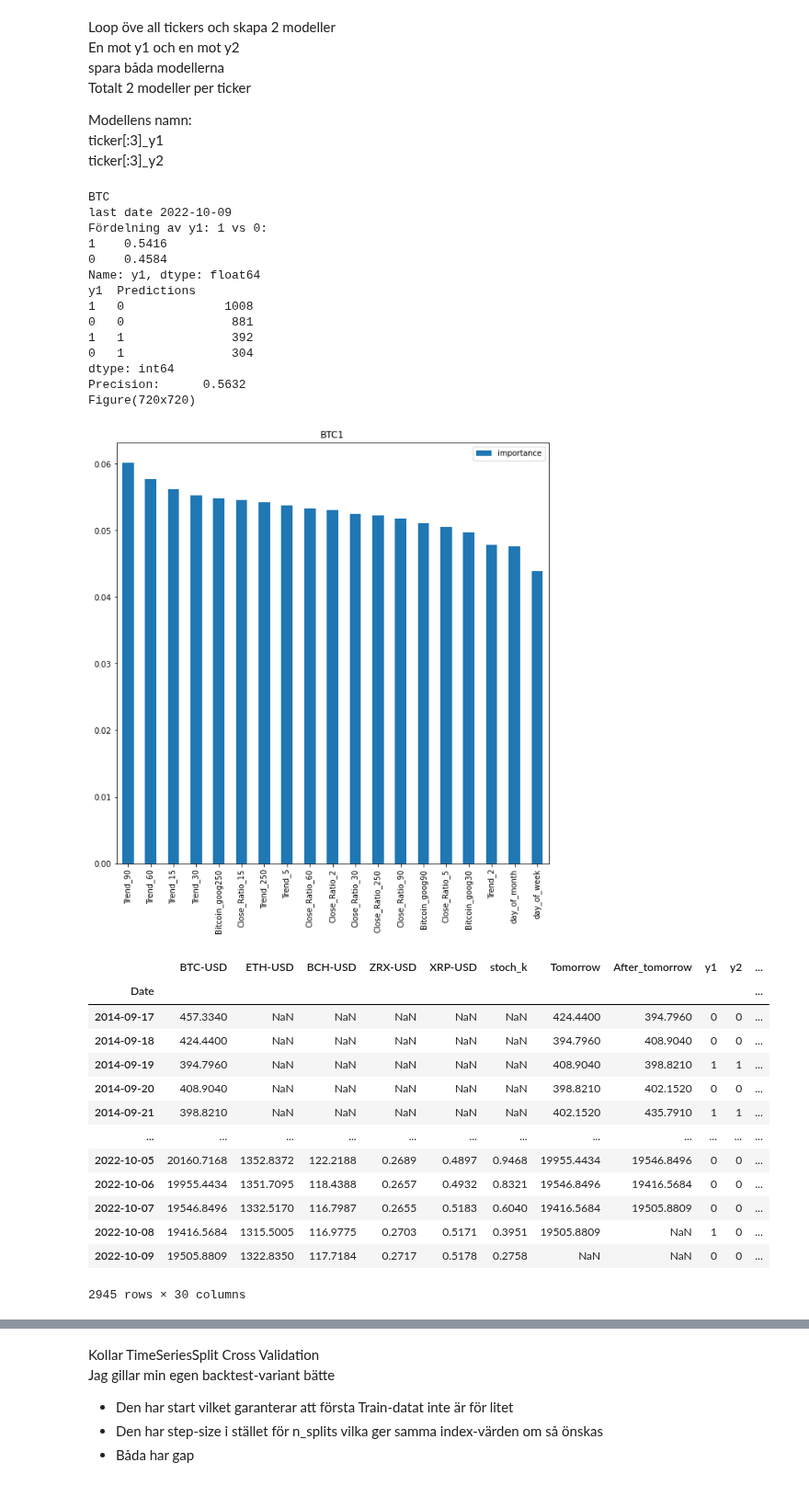
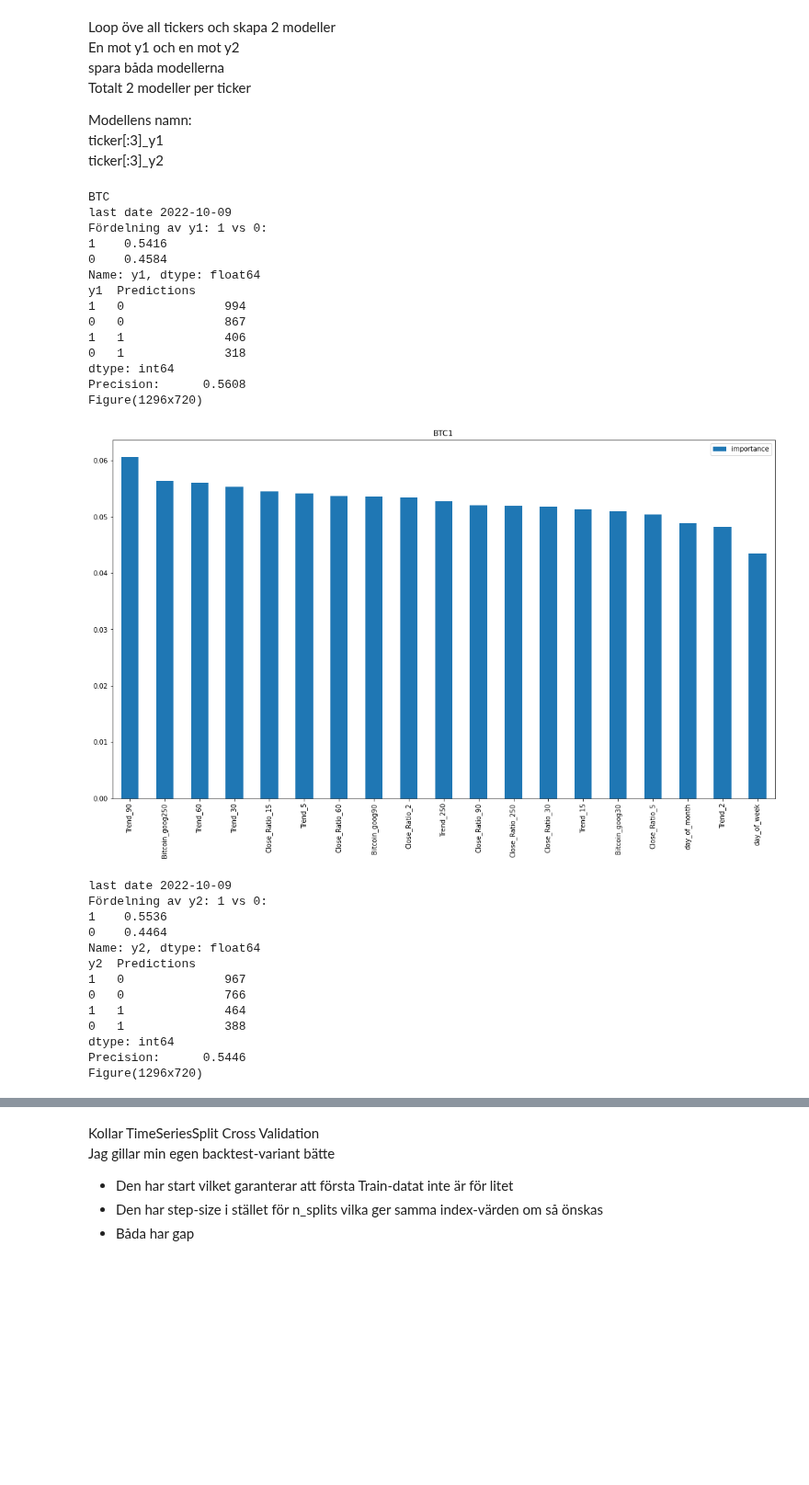
Before and after one commit to carokanns/the_new_Krypto, a Jupyter notebook: new_skapa_modeller.ipynb, the cells around one changed output, grey strips where cells are left out. Shown at 92% size. Cells and saved outputs as stored; diff of their text form; code cells hidden in the pictures; blank space fills up the shorter version.

Commit message:
prepare for new features. Updated models

```diff
--- a/new_skapa_modeller.ipynb
+++ b/new_skapa_modeller.ipynb
@@ -373,32 +408,32 @@ def generate_all_models(df_org, tickers, horizons=[2,5,30,60,250], remove=[]):
 # %%
-precision_list, new_predictors = generate_all_models(df_org, tickers, horizons=[2,5,15,30,60,90,250], remove=['month','stoch_k'])
+horizons=[2,5,15,30,60,90,250]
+precision_list, predictors = generate_all_models(df_org, tickers, horizons=horizons, save=True, remove=['month','stoch_k'])
 # %% [output]
 BTC
 last date 2022-10-09
 Fördelning av y1: 1 vs 0:
 1    0.5416
 0    0.4584
 Name: y1, dtype: float64
 y1  Predictions
-1   0              1008
-0   0               881
-1   1               392
-0   1               304
+1   0              994
+0   0              867
+1   1              406
+0   1              318
 dtype: int64
-Precision:      0.5632
-Figure(720x720)
+Precision:      0.5608
+Figure(1296x720)
-[figure, old version]
+[figure, new version]
-|  | BTC-USD | ETH-USD | BCH-USD | ZRX-USD | XRP-USD | stoch_k | Tomorrow | After_tomorrow | y1 | y2 | ... |
-| Date |  |  |  |  |  |  |  |  |  |  | ... |
-| 2014-09-17 | 457.3340 | NaN | NaN | NaN | NaN | NaN | 424.4400 | 394.7960 | 0 | 0 | ... |
-| 2014-09-18 | 424.4400 | NaN | NaN | NaN | NaN | NaN | 394.7960 | 408.9040 | 0 | 0 | ... |
-| 2014-09-19 | 394.7960 | NaN | NaN | NaN | NaN | NaN | 408.9040 | 398.8210 | 1 | 1 | ... |
-| 2014-09-20 | 408.9040 | NaN | NaN | NaN | NaN | NaN | 398.8210 | 402.1520 | 0 | 0 | ... |
-| 2014-09-21 | 398.8210 | NaN | NaN | NaN | NaN | NaN | 402.1520 | 435.7910 | 1 | 1 | ... |
-| ... | ... | ... | ... | ... | ... | ... | ... | ... | ... | ... | ... |
-| 2022-10-05 | 20160.7168 | 1352.8372 | 122.2188 | 0.2689 | 0.4897 | 0.9468 | 19955.4434 | 19546.8496 | 0 | 0 | ... |
-| 2022-10-06 | 19955.4434 | 1351.7095 | 118.4388 | 0.2657 | 0.4932 | 0.8321 | 19546.8496 | 19416.5684 | 0 | 0 | ... |
-| 2022-10-07 | 19546.8496 | 1332.5170 | 116.7987 | 0.2655 | 0.5183 | 0.6040 | 19416.5684 | 19505.8809 | 0 | 0 | ... |
-| 2022-10-08 | 19416.5684 | 1315.5005 | 116.9775 | 0.2703 | 0.5171 | 0.3951 | 19505.8809 | NaN | 1 | 0 | ... |
-| 2022-10-09 | 19505.8809 | 1322.8350 | 117.7184 | 0.2717 | 0.5178 | 0.2758 | NaN | NaN | 0 | 0 | ... |
-2945 rows × 30 columns
+last date 2022-10-09
+Fördelning av y2: 1 vs 0:
+1    0.5536
+0    0.4464
+Name: y2, dtype: float64
+y2  Predictions
+1   0              967
+0   0              766
+1   1              464
+0   1              388
+dtype: int64
+Precision:      0.5446
+Figure(1296x720)
```
Also changed, not shown: parts of 10 cells of this notebook, 12 other files.
